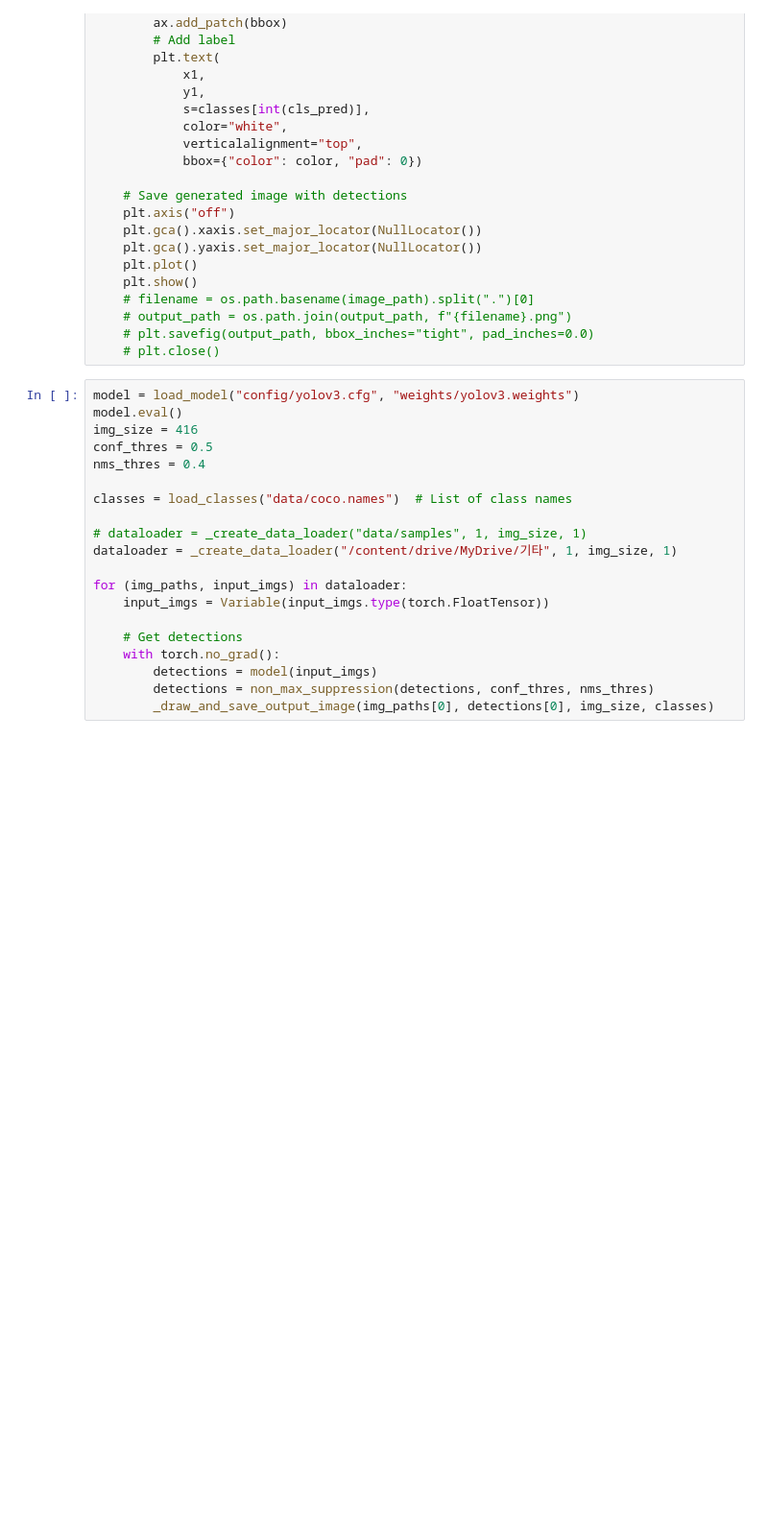
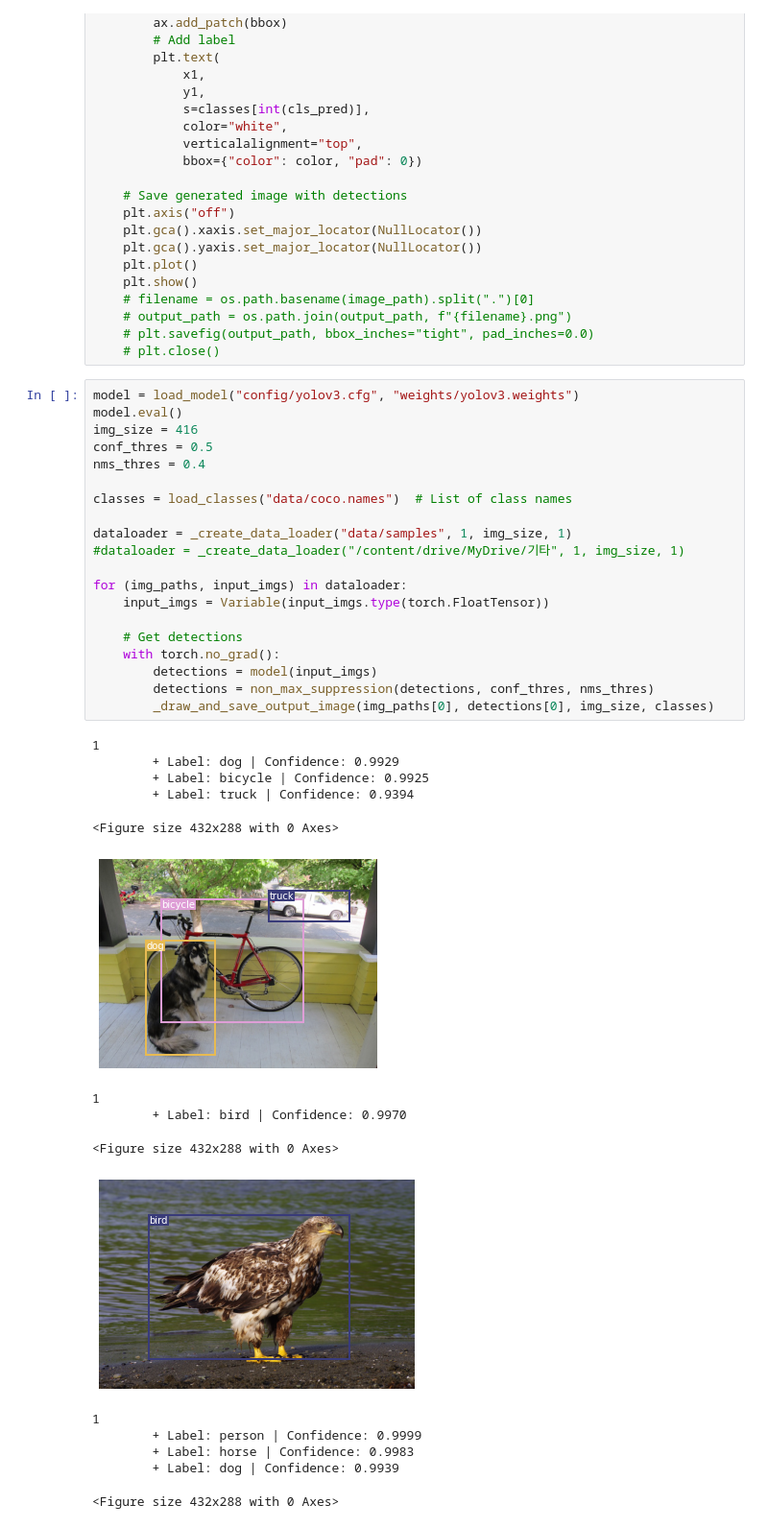
Before and after one commit to yskim5892/AI_Expert_2022, a Jupyter notebook: Lab4.ipynb, the cells around one changed output. Shown at 96% size. Drawn from its saved outputs; the diff is of its cells as text; blank space fills up the shorter version.

```diff
--- a/Lab4.ipynb
+++ b/Lab4.ipynb
@@ -160,20 +176,36 @@ def _draw_and_save_output_image(image_path, detections, img_size, classes):
 # %%
 model = load_model("config/yolov3.cfg", "weights/yolov3.weights")
 model.eval()
 img_size = 416
 conf_thres = 0.5
 nms_thres = 0.4
 
 classes = load_classes("data/coco.names")  # List of class names
 
-# dataloader = _create_data_loader("data/samples", 1, img_size, 1)
-dataloader = _create_data_loader("/content/drive/MyDrive/기타", 1, img_size, 1)
+dataloader = _create_data_loader("data/samples", 1, img_size, 1)
+#dataloader = _create_data_loader("/content/drive/MyDrive/기타", 1, img_size, 1)
 
 for (img_paths, input_imgs) in dataloader:
     input_imgs = Variable(input_imgs.type(torch.FloatTensor))
 
     # Get detections
     with torch.no_grad():
         detections = model(input_imgs)
         detections = non_max_suppression(detections, conf_thres, nms_thres)
         _draw_and_save_output_image(img_paths[0], detections[0], img_size, classes)
+# %% [output]
+1
+        + Label: dog | Confidence: 0.9929
+        + Label: bicycle | Confidence: 0.9925
+        + Label: truck | Confidence: 0.9394
+<Figure size 432x288 with 0 Axes>
+[figure, added]
+1
+        + Label: bird | Confidence: 0.9970
+<Figure size 432x288 with 0 Axes>
+[figure, added]
+1
+        + Label: person | Confidence: 0.9999
+        + Label: horse | Confidence: 0.9983
+        + Label: dog | Confidence: 0.9939
+<Figure size 432x288 with 0 Axes>
```
Also changed, not shown: parts of 9 cells of this notebook.
